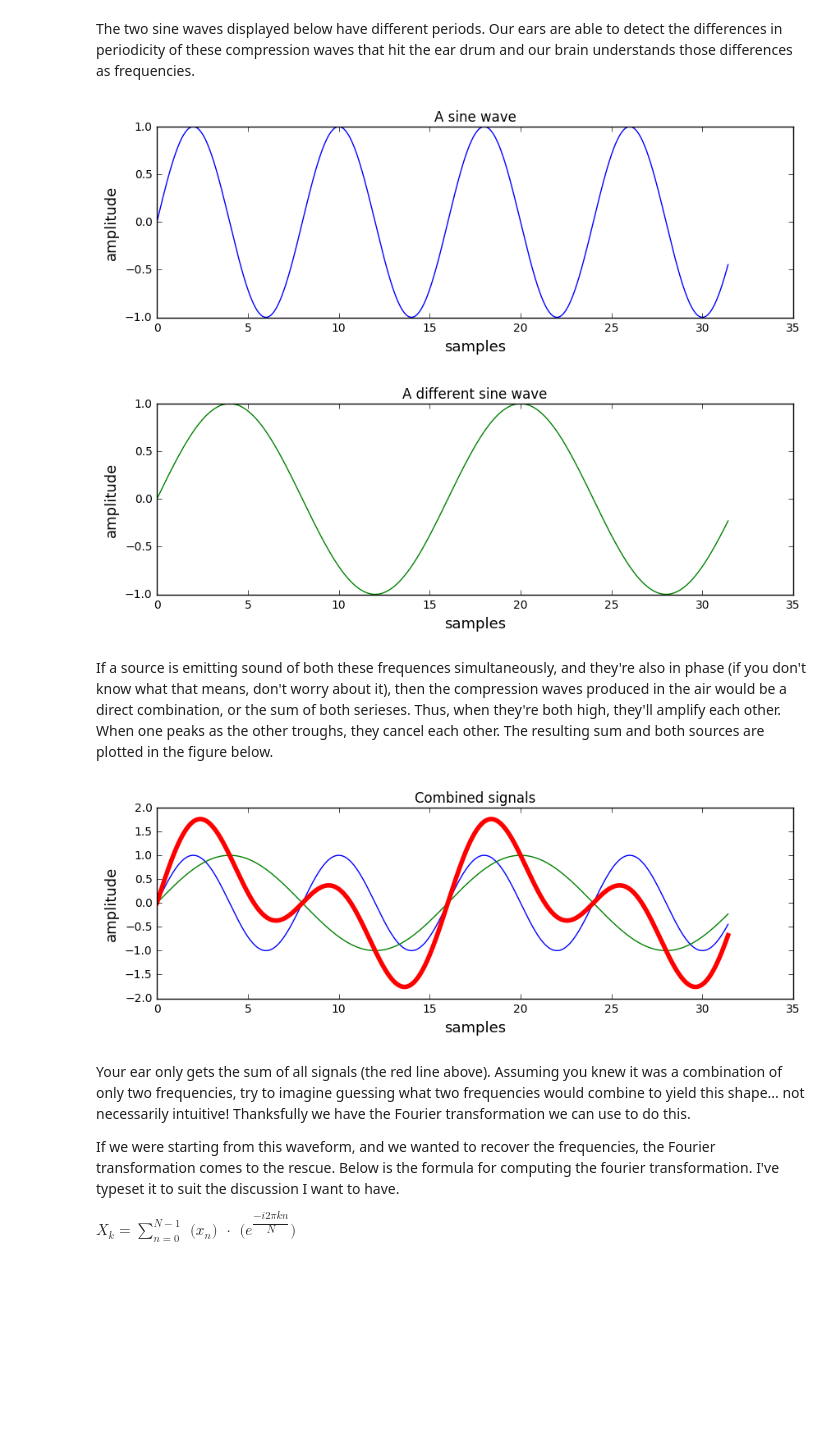
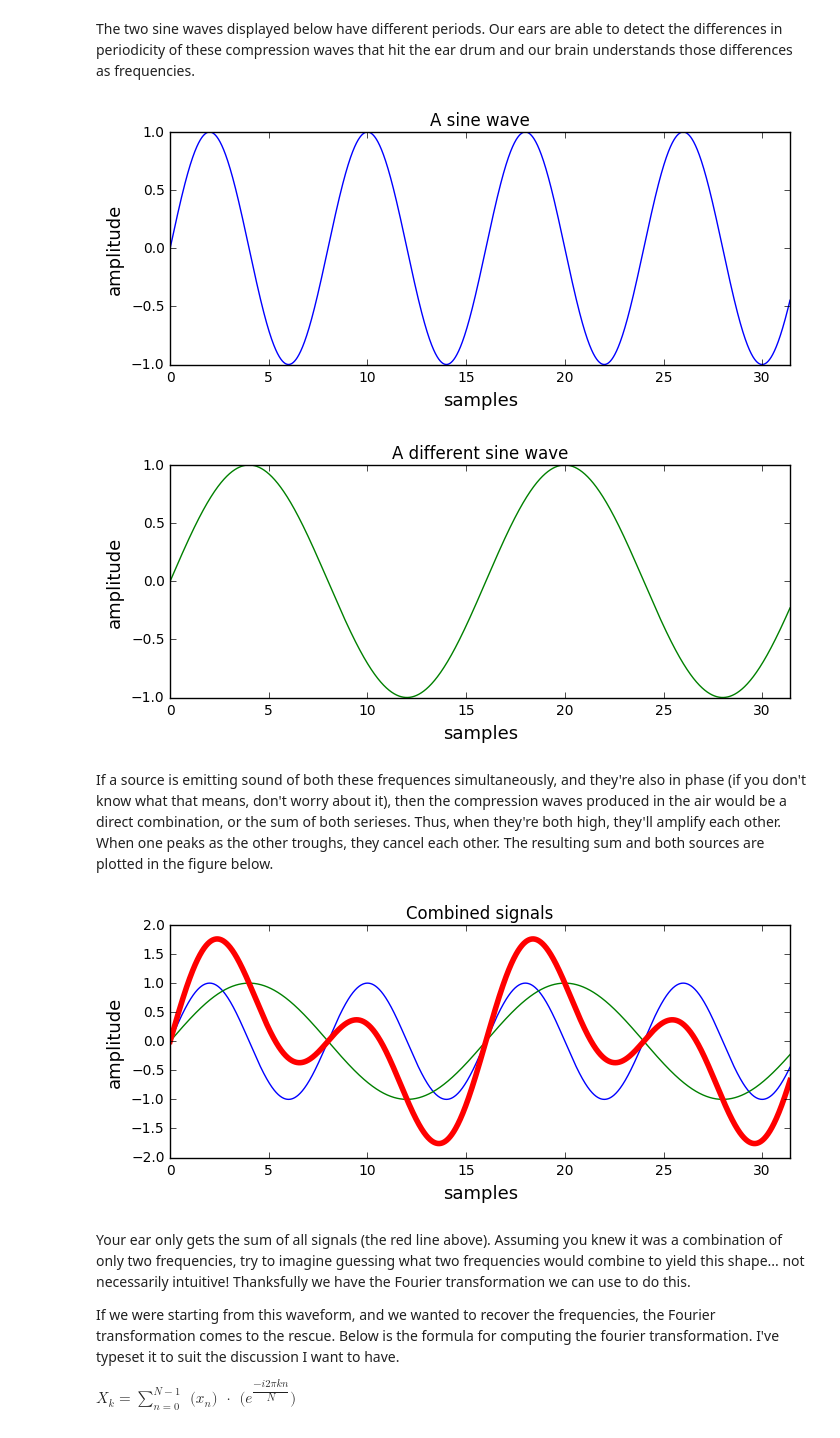
Before and after one commit to data-skeptic/blog, a Jupyter notebook: methods/2017/fft.ipynb, the cells around one changed output. Saved outputs shown, nothing was run; the diff lists cells and outputs as text; code cells hidden in the pictures; blank space fills up the shorter version.

```diff
--- a/methods/2017/fft.ipynb
+++ b/methods/2017/fft.ipynb
@@ -27,8 +27,9 @@ period2 = np.pi * .125
 def plot_sine_wave(period, title, color):
     x = np.arange(0, np.pi * 10, .01)
     y = np.sin(x * period)
-    plt.figure(figsize=(10,3))
+    plt.figure(figsize=(8,3))
     plt.plot(x, y, color=color)
+    plt.xlim(0, np.pi * 10)
     plt.title(title)
     plt.xlabel('samples', fontsize=13)
     plt.ylabel('amplitude', fontsize=13)
@@ -37,26 +38,27 @@ def plot_sine_wave(period, title, color):
 # %%
 y1 = plot_sine_wave(period1, 'A sine wave', 'blue')
 # %% [output]
-[figure, old version]
+[figure, new version]
 # %%
 y2 = plot_sine_wave(period2, 'A different sine wave', 'green')
 # %% [output]
-[figure, old version]
+[figure, new version]
 # %% [markdown]
 If a source is emitting sound of both these frequences simultaneously, and they're also in phase (if you don't know what that means, don't worry about it), then the compression waves produced in the air would be a direct combination, or the sum of both serieses.  Thus, when they're both high, they'll amplify each other.  When one peaks as the other troughs, they cancel each other.  The resulting sum and both sources are plotted in the figure below.
 # %%
 x = np.arange(0, np.pi * 10, .01)
 y = y1 + y2
-plt.figure(figsize=(10,3))
+plt.figure(figsize=(8,3))
 plt.plot(x, y1, color='blue')
 plt.plot(x, y2, color='green')
 plt.plot(x, y, linewidth=4, color="red")
+plt.xlim(0, np.pi * 10)
 plt.title('Combined signals')
 plt.xlabel('samples', fontsize=13)
 plt.ylabel('amplitude', fontsize=13)
 plt.show()
 # %% [output]
-[figure, old version]
+[figure, new version]
 # %% [markdown]
 Your ear only gets the sum of all signals (the red line above).  Assuming you knew it was a combination of only two frequencies, try to imagine guessing what two frequencies would combine to yield this shape... not necessarily intuitive!  Thanksfully we have the Fourier transformation we can use to do this.
 
```
